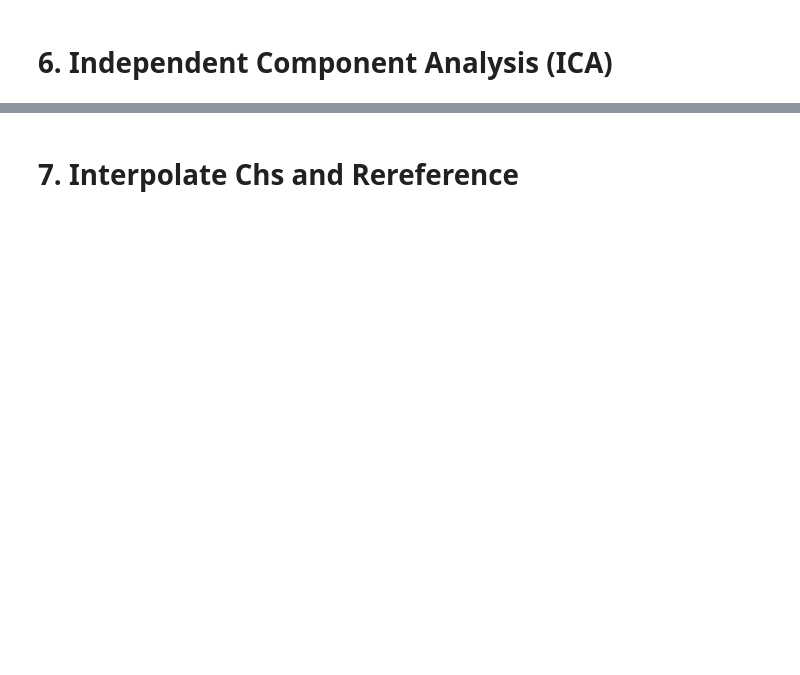
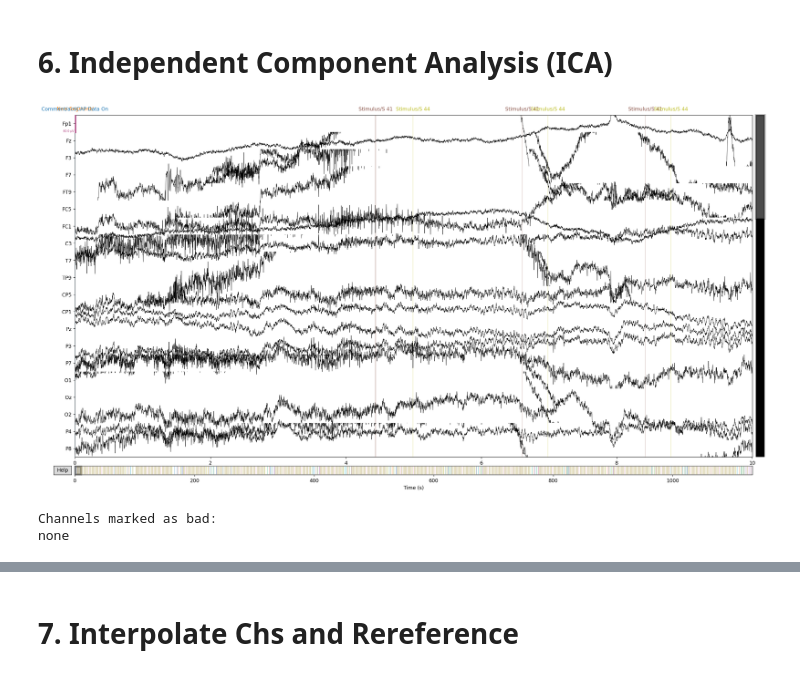
Before and after one commit to Nicobruno92/ruminative_mindwandering, a Jupyter notebook: Preprocessing/preprocessing_eeg.ipynb, the cells around one changed output, grey strips where cells are left out. Cells and saved outputs as stored; diff of their text form; code cells hidden in the pictures; blank space fills up the shorter version.

```diff
--- a/Preprocessing/preprocessing_eeg.ipynb
+++ b/Preprocessing/preprocessing_eeg.ipynb
@@ -392,5 +326,11 @@ epochs_clean.drop_bad()
 # %% [markdown]
 # 6. Independent Component Analysis (ICA)
+# %%
+raw.plot()
+# %% [output]
+[figure, added]
+Channels marked as bad:
+none
 # %%
 # Parameters for ICA (Independent Component Analysis) to remove artifacts
 n_components = 15
```
Also changed, not shown: parts of 15 cells of this notebook, 9 other files.
